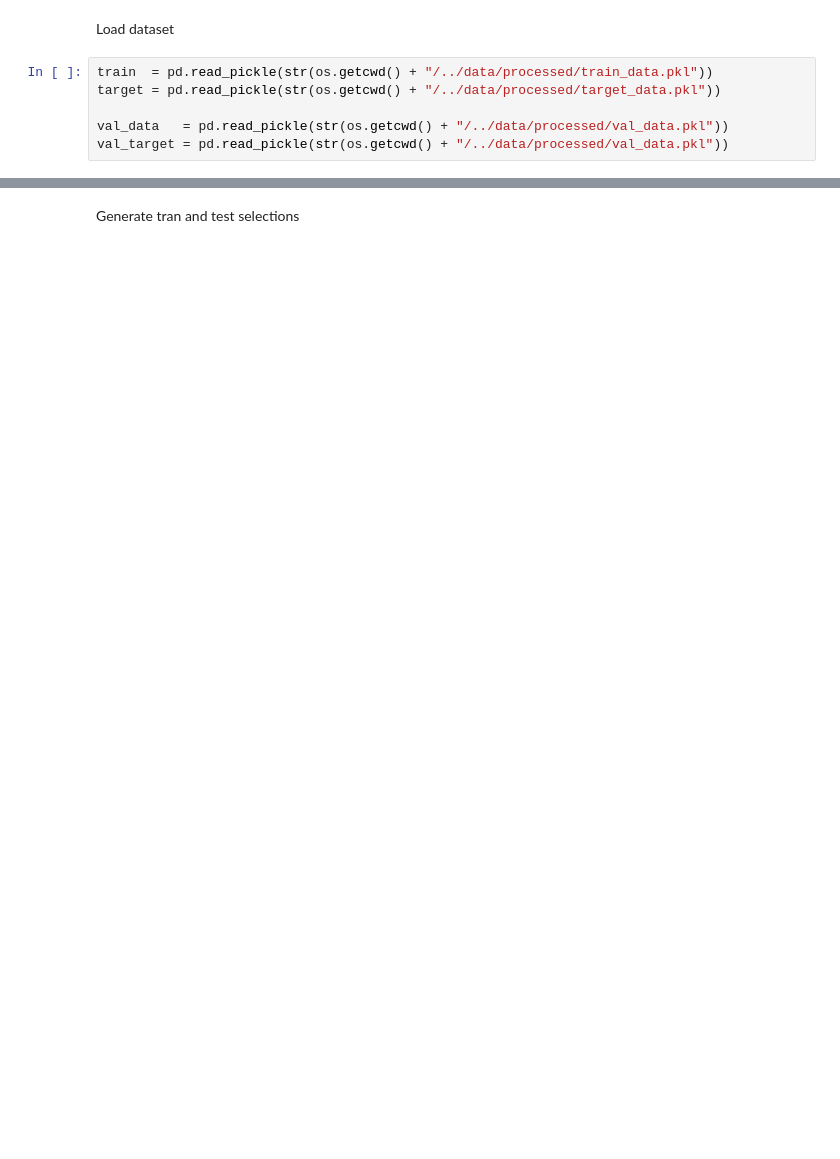
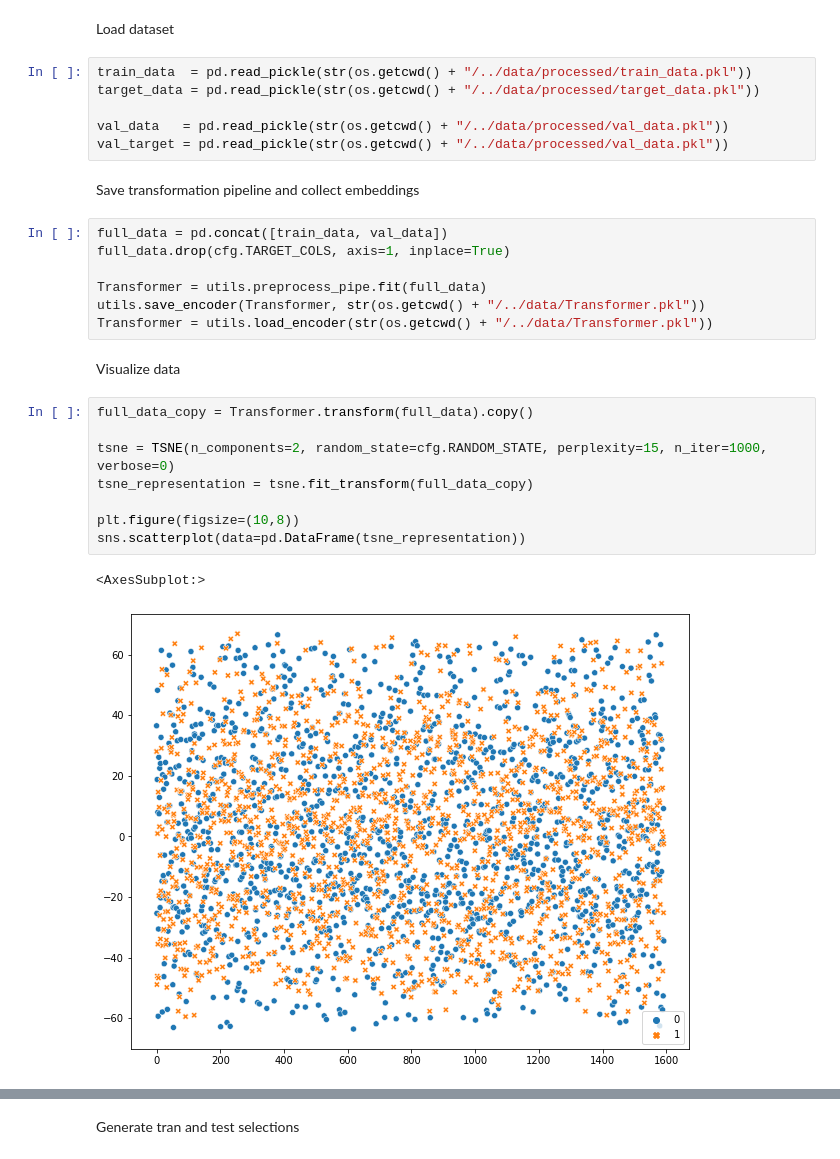
Before and after one commit to Programming-Technology-ALG/class_ml_lab1, a Jupyter notebook: notebooks/main.ipynb, the cells around one changed output, grey strips where cells are left out. Drawn from its saved outputs; the diff is of its cells as text; blank space fills up the shorter version.

Commit message:
save transformer operation

```diff
--- a/notebooks/main.ipynb
+++ b/notebooks/main.ipynb
@@ -43,8 +45,30 @@ import sklearn
 # %% [markdown]
 Load dataset
 # %%
-train  = pd.read_pickle(str(os.getcwd() + "/../data/processed/train_data.pkl"))
-target = pd.read_pickle(str(os.getcwd() + "/../data/processed/target_data.pkl"))
+train_data  = pd.read_pickle(str(os.getcwd() + "/../data/processed/train_data.pkl"))
+target_data = pd.read_pickle(str(os.getcwd() + "/../data/processed/target_data.pkl"))
 
 val_data   = pd.read_pickle(str(os.getcwd() + "/../data/processed/val_data.pkl"))
 val_target = pd.read_pickle(str(os.getcwd() + "/../data/processed/val_data.pkl"))
+# %% [markdown]
+Save transformation pipeline and collect embeddings
+# %%
+full_data = pd.concat([train_data, val_data])
+full_data.drop(cfg.TARGET_COLS, axis=1, inplace=True)
+
+Transformer = utils.preprocess_pipe.fit(full_data)
+utils.save_encoder(Transformer, str(os.getcwd() + "/../data/Transformer.pkl"))
+Transformer = utils.load_encoder(str(os.getcwd() + "/../data/Transformer.pkl"))
+# %% [markdown]
+Visualize data
+# %%
+full_data_copy = Transformer.transform(full_data).copy()
+
+tsne = TSNE(n_components=2, random_state=cfg.RANDOM_STATE, perplexity=15, n_iter=1000, verbose=0)
+tsne_representation = tsne.fit_transform(full_data_copy)
+
+plt.figure(figsize=(10,8))
+sns.scatterplot(data=pd.DataFrame(tsne_representation))
+# %% [output]
+<AxesSubplot:>
+[figure, added]
```
Also changed, not shown: parts of 11 cells of this notebook, 1 other file.
